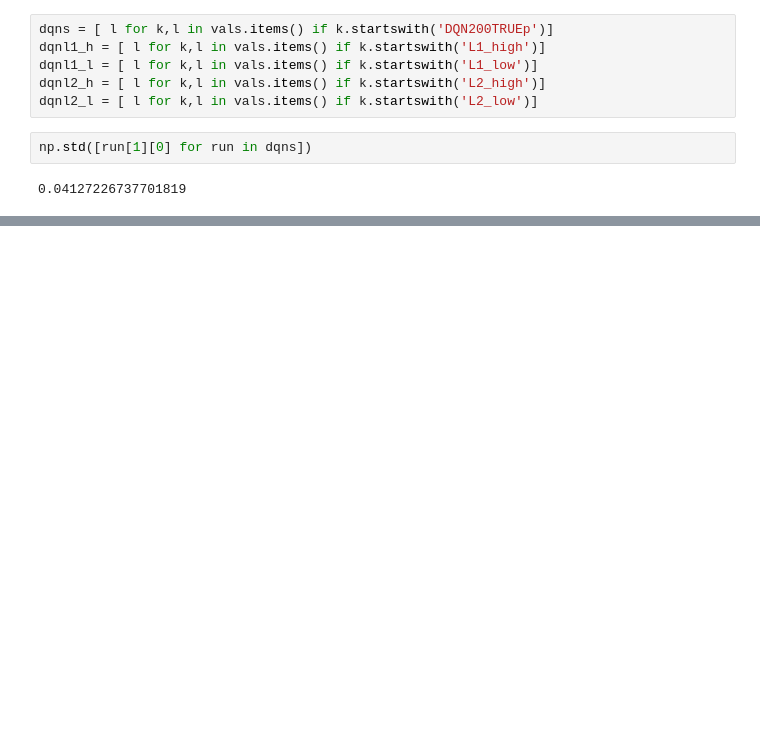
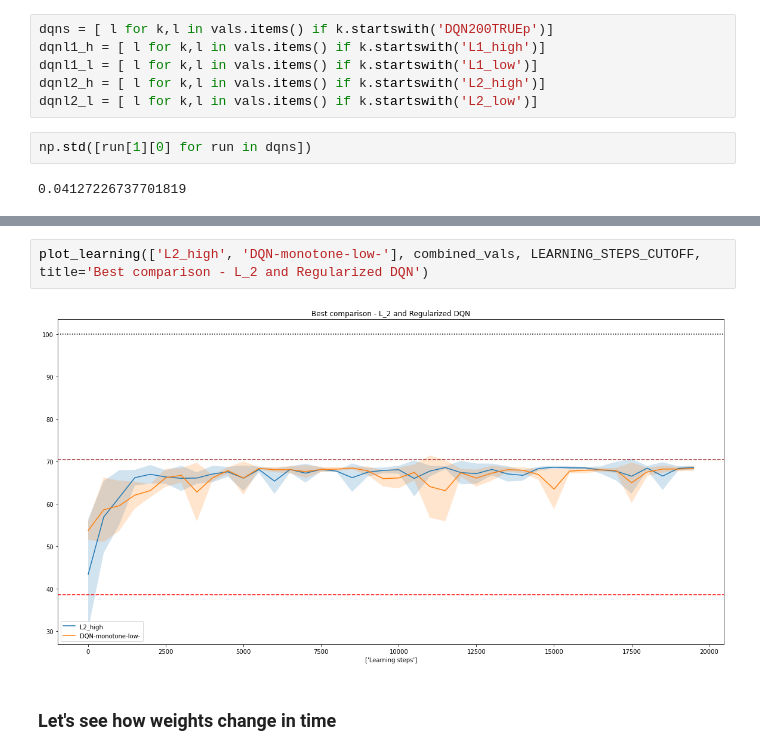
Before and after one commit to majkee15/credit_collections_rl, a Jupyter notebook: analysis_snipetz/results/regularizers_performance.ipynb, the cells around one changed output, grey strips where cells are left out. Saved outputs shown, nothing was run; the diff lists cells and outputs as text; blank space fills up the shorter version.

```diff
--- a/analysis_snipetz/results/regularizers_performance.ipynb
+++ b/analysis_snipetz/results/regularizers_performance.ipynb
@@ -277,0 +318,6 @@ np.std([run[1][0] for run in dqns])
+# %%
+plot_learning(['L2_high', 'DQN-monotone-low-'], combined_vals, LEARNING_STEPS_CUTOFF, title='Best comparison - L_2 and Regularized DQN')
+# %% [output]
+[figure, added]
+# %% [markdown]
+### Let's see how weights change in time
```
Also changed, not shown: parts of 23 cells of this notebook, 3 other files.
